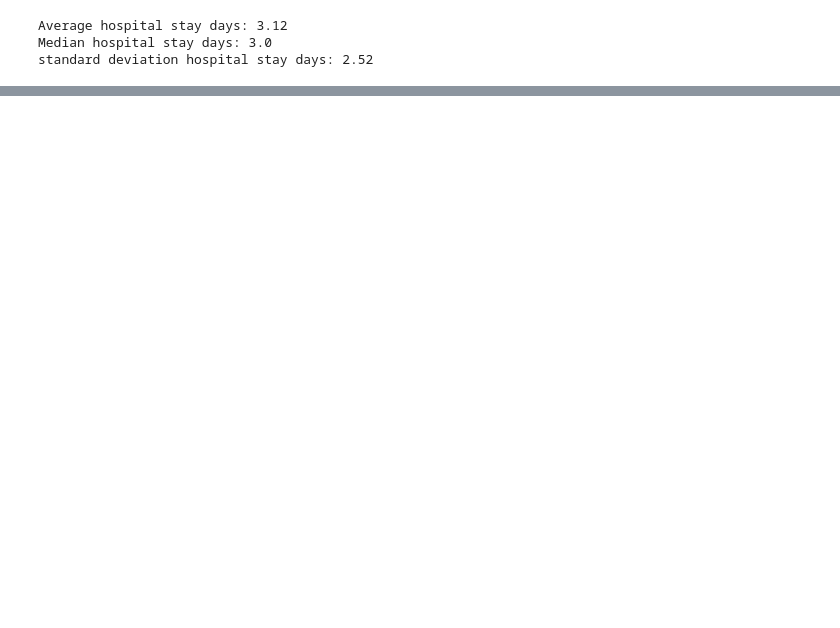
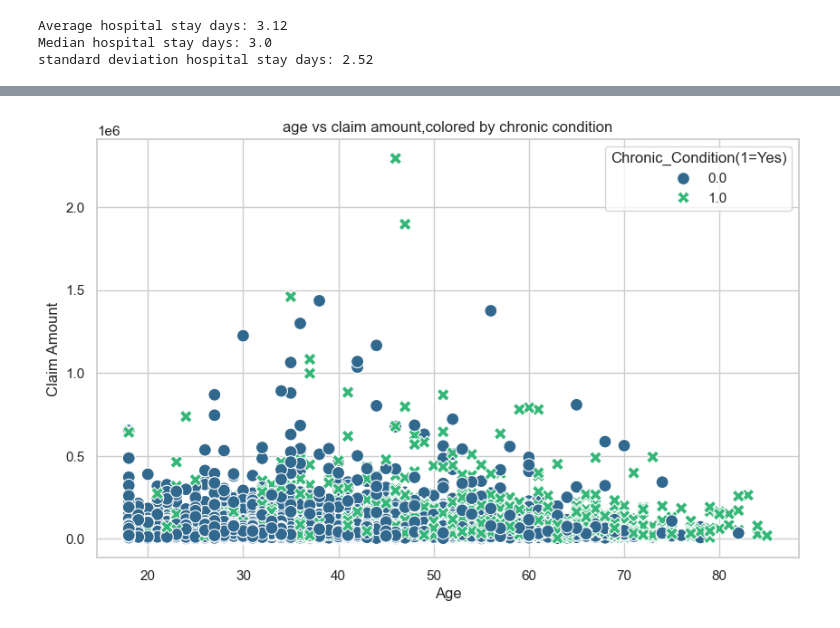
Before and after one commit to Mohini2815/Data-analysis-practice-projects, a Jupyter notebook: Insurance claims dataset.ipynb, the cells around one changed output, grey strips where cells are left out. Cells and saved outputs as stored; diff of their text form; code cells hidden in the pictures; blank space fills up the shorter version.

```diff
--- a/Insurance claims dataset.ipynb
+++ b/Insurance claims dataset.ipynb
@@ -537,0 +603,10 @@ standard deviation hospital stay days: 2.52
+# %%
+plt.figure(figsize=(10,6))
+sns.scatterplot(data=df,x='Age', y='Claim_Amount',hue='Chronic_Condition',style = 'Chronic_Condition',palette='viridis',s=100)
+plt.title('age vs claim amount,colored by chronic condition')
+plt.xlabel('Age')
+plt.ylabel('Claim Amount')
+plt.legend(title='Chronic_Condition(1=Yes)')
+plt.show()
+# %% [output]
+[figure, added]
```
Also changed, not shown: parts of 16 cells of this notebook.
